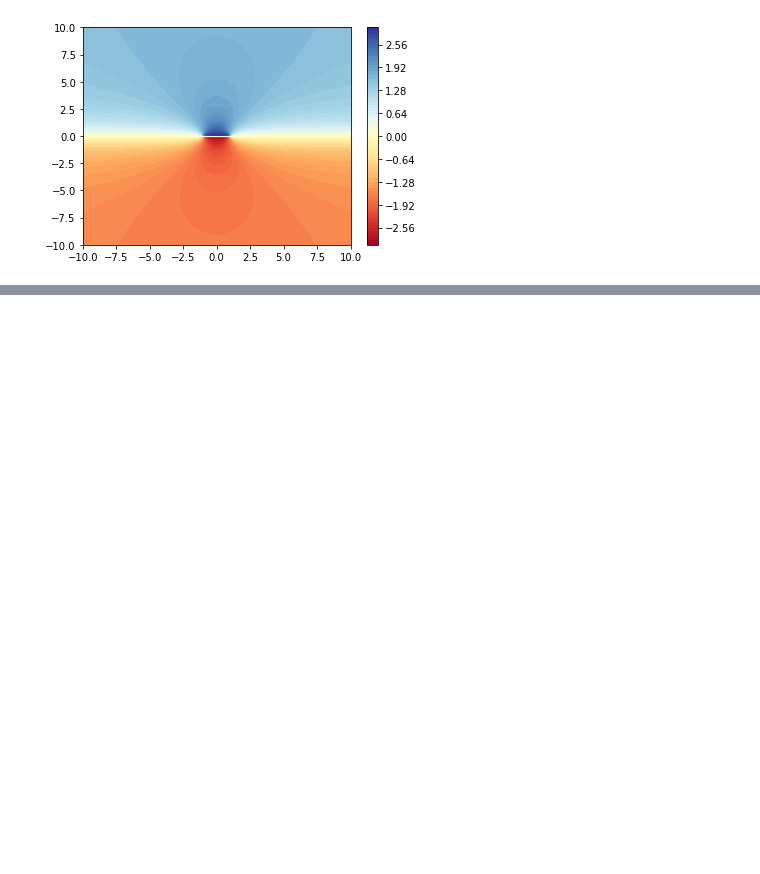
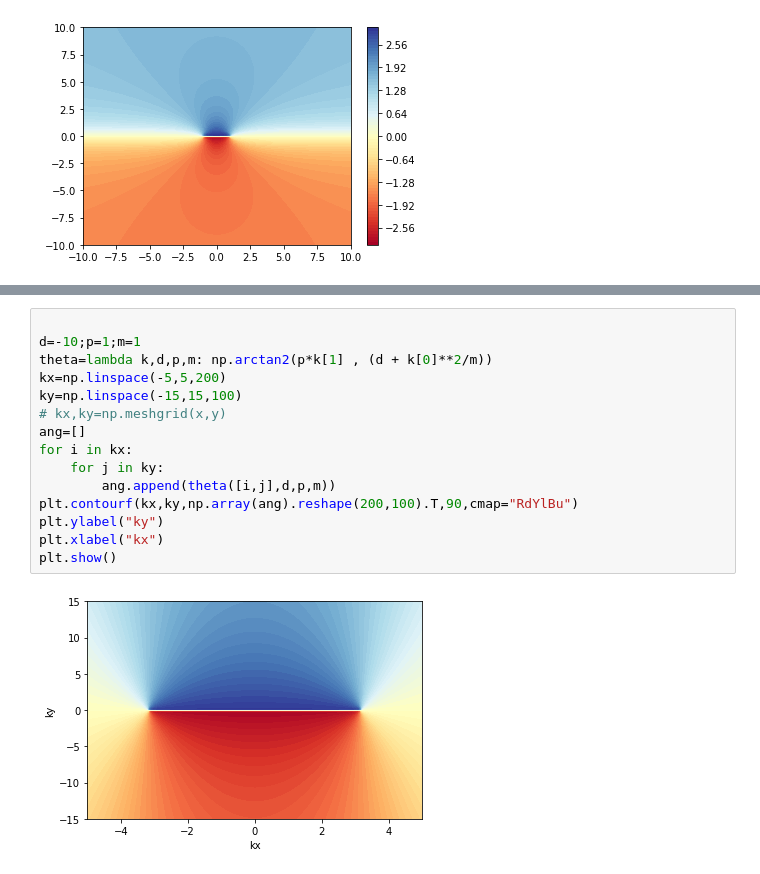
Before and after one commit to santoshkumarradha/dirac-annihilation, a Jupyter notebook: 3Dfigures.ipynb, the cells around one changed output, grey strips where cells are left out. Drawn from its saved outputs; the diff is of its cells as text; blank space fills up the shorter version.

```diff
--- a/3Dfigures.ipynb
+++ b/3Dfigures.ipynb
@@ -221,0 +235,17 @@ plt.colorbar()
+# %%
+
+d=-10;p=1;m=1
+theta=lambda k,d,p,m: np.arctan2(p*k[1] , (d + k[0]**2/m))
+kx=np.linspace(-5,5,200)
+ky=np.linspace(-15,15,100)
+# kx,ky=np.meshgrid(x,y)
+ang=[]
+for i in kx:
+    for j in ky:
+        ang.append(theta([i,j],d,p,m))
+plt.contourf(kx,ky,np.array(ang).reshape(200,100).T,90,cmap="RdYlBu")
+plt.ylabel("ky")
+plt.xlabel("kx")
+plt.show()
+# %% [output]
+[figure, added]
```
Also changed, not shown: parts of 4 cells of this notebook, 3 other files.
